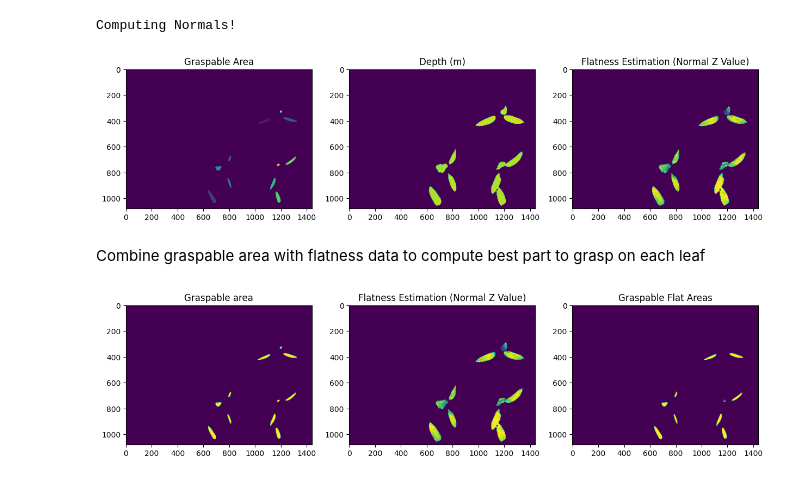
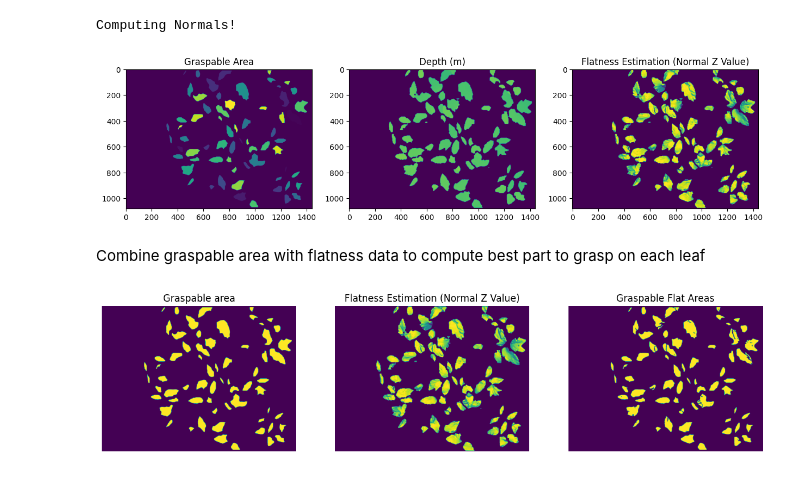
Before and after one commit to dfriishecht/leaf-grasping-point, a Jupyter notebook: PCDandDepth/find_optimal_leaf.ipynb, the cells around one changed output. Saved outputs shown, nothing was run; the diff lists cells and outputs as text; code cells hidden in the pictures.

```diff
--- a/PCDandDepth/find_optimal_leaf.ipynb
+++ b/PCDandDepth/find_optimal_leaf.ipynb
@@ -12,6 +17,6 @@ import PointCloudMask as pcm
 # %% [markdown]
 Mask out background
 # %%
-leafs = pcm.apply_depth_mask("Pointclouds/demo_ (1).pcd", 'Images/aggrigated_masks (1).png',
-                             "Arrays/depth (1).npy", "Images/left_rect (1).png",  plot=True)
+leafs = pcm.apply_depth_mask("Pointclouds/demo_2.pcd", 'Images/aggrigated_masks2.png',
+                             "Arrays/depth2.npy", "Images/left_rect2.png",  plot=True)
 # %% [output]
@@ -99,30 +107,33 @@ ax['flatness'].imshow(leafs[:,:,4])
 ax['flatness'].set_title("Flatness Estimation (Normal Z Value)")
 plt.show()
 # %% [output]
-[figure, old version]
+[figure, new version]
 # %% [markdown]
 Combine graspable area with flatness data to compute best part to grasp on each leaf
 # %%
 alpha = 0.2
 graspable_area = binary_grasp_mask
 smooth_section = leafs[:,:,4]
 leaf_selection_a = alpha*smooth_section+(1-alpha)*graspable_area
 
 
-leaf_selection_ab = np.where(leaf_selection_a, leaf_selection_a > np.amax(leaf_selection_a)*.9,
+leaf_selection_ab = np.where(leaf_selection_a, leaf_selection_a >= np.amax(leaf_selection_a)*.9,
                                       0)
 
 
 fig, ax = plt.subplot_mosaic([
             ['grasp', 'flatness', 'combined']
         ], figsize=(15,10))
 
 ax['grasp'].imshow(graspable_area)
 ax['grasp'].set_title("Graspable area")
 ax['combined'].imshow(leaf_selection_ab)
 ax['combined'].set_title("Graspable Flat Areas")
 ax['flatness'].imshow(leafs[:,:,4])
 ax['flatness'].set_title("Flatness Estimation (Normal Z Value)")
+ax['grasp'].set_axis_off()
+ax['combined'].set_axis_off()
+ax['flatness'].set_axis_off()
 plt.show()
 # %% [output]
-[figure, old version]
+[figure, new version]
```
Also changed, not shown: parts of 6 cells of this notebook, 1 other file.
